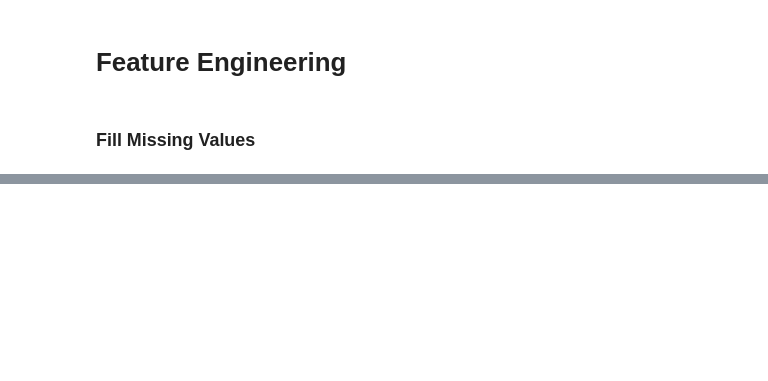
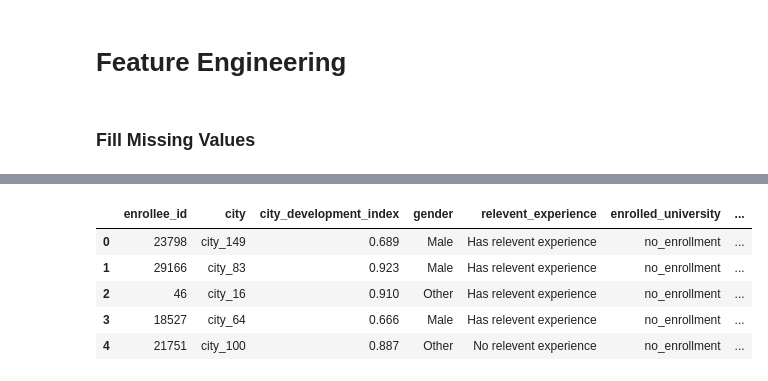
Before and after one commit to blessondensil294/HR-Analytics-Job-Change-Prediction, a Jupyter notebook: HR_Analytics_Employee_Enrollement.ipynb, the cells around one changed output, grey strips where cells are left out. Drawn from its saved outputs; the diff is of its cells as text; code cells hidden in the pictures; blank space fills up the shorter version.

```diff
--- a/HR_Analytics_Employee_Enrollement.ipynb
+++ b/HR_Analytics_Employee_Enrollement.ipynb
@@ -131,0 +239,9 @@ dtype: int64
+# %%
+df_Train.head()
+# %% [output]
+|  | enrollee_id | city | city_development_index | gender | relevent_experience | enrolled_university | ... |
+| 0 | 23798 | city_149 | 0.689 | Male | Has relevent experience | no_enrollment | ... |
+| 1 | 29166 | city_83 | 0.923 | Male | Has relevent experience | no_enrollment | ... |
+| 2 | 46 | city_16 | 0.910 | Other | Has relevent experience | no_enrollment | ... |
+| 3 | 18527 | city_64 | 0.666 | Male | Has relevent experience | no_enrollment | ... |
+| 4 | 21751 | city_100 | 0.887 | Other | No relevent experience | no_enrollment | ... |
```
Also changed, not shown: parts of 40 cells of this notebook.
